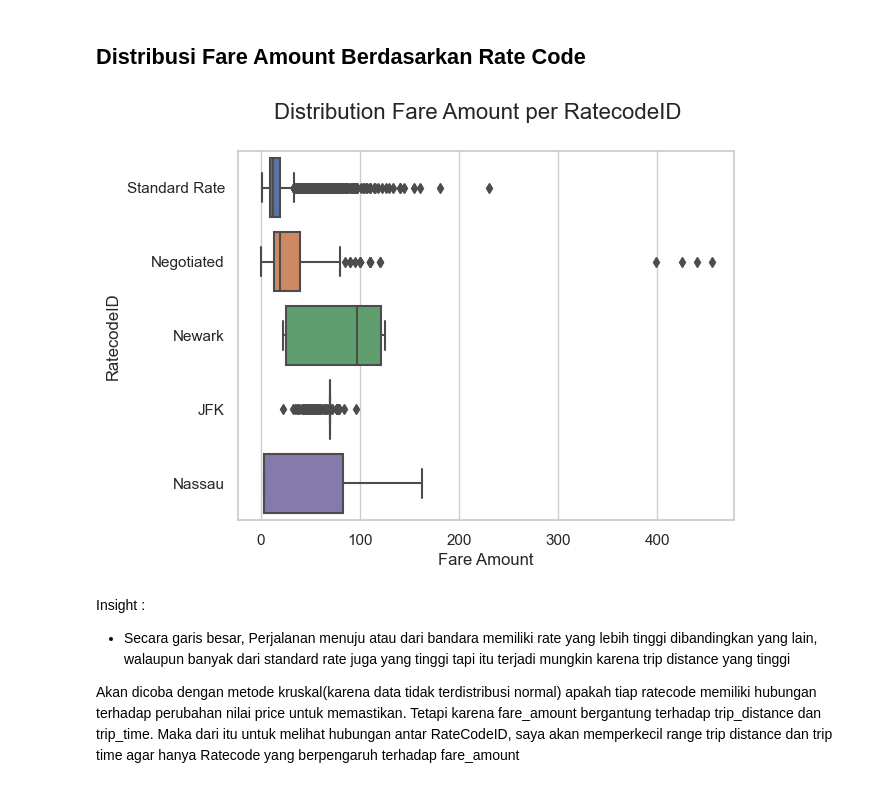
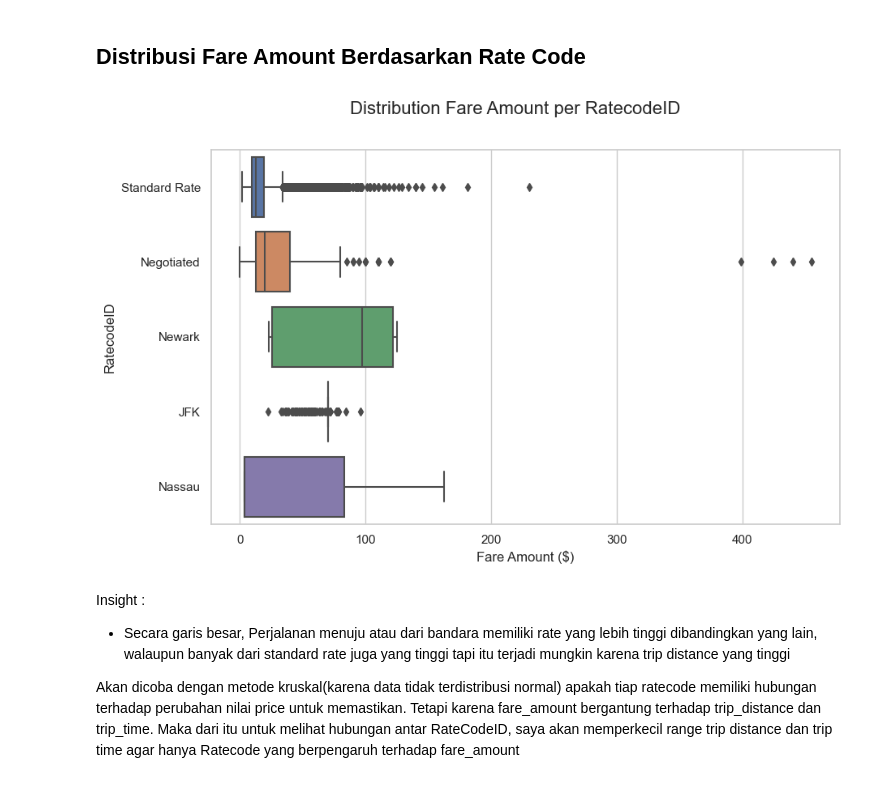
Before and after one commit to ariqr11/capstone2_purwadhika, a Jupyter notebook: DataAnalysis.ipynb, the cells around one changed output. Drawn from its saved outputs; the diff is of its cells as text; code cells hidden in the pictures.

```diff
--- a/DataAnalysis.ipynb
+++ b/DataAnalysis.ipynb
@@ -208,15 +210,16 @@ Terbukti bahwa nilai memiliki korelasi dan bersifat moderate positif
 # %% [markdown]
 ## **Distribusi Fare Amount Berdasarkan Rate Code**
 # %%
+plt.figure(figsize=(10, 6))
 df_rate = df[['fare_amount','RatecodeID']]
 df_rate['RatecodeID'] = df_rate['RatecodeID'].replace({1:'Standard Rate',2:'JFK',3:'Newark',4:'Nassau',5:'Negotiated',6:'Group Ride'})
 sns.boxplot(x=df_rate['fare_amount'],y=df_rate['RatecodeID'])
 plt.xlabel('Fare Amount ($)')
 
 plt.suptitle('Distribution Fare Amount per RatecodeID', fontsize=16)
 plt.show();
 # %% [output]
-[figure, old version]
+[figure, new version]
 # %% [markdown]
 Insight :
 - Secara garis besar, Perjalanan menuju atau dari bandara memiliki rate yang lebih tinggi dibandingkan yang lain, walaupun banyak dari standard rate juga yang tinggi tapi itu terjadi mungkin karena trip distance yang tinggi
```
Also changed, not shown: parts of 15 cells of this notebook.
